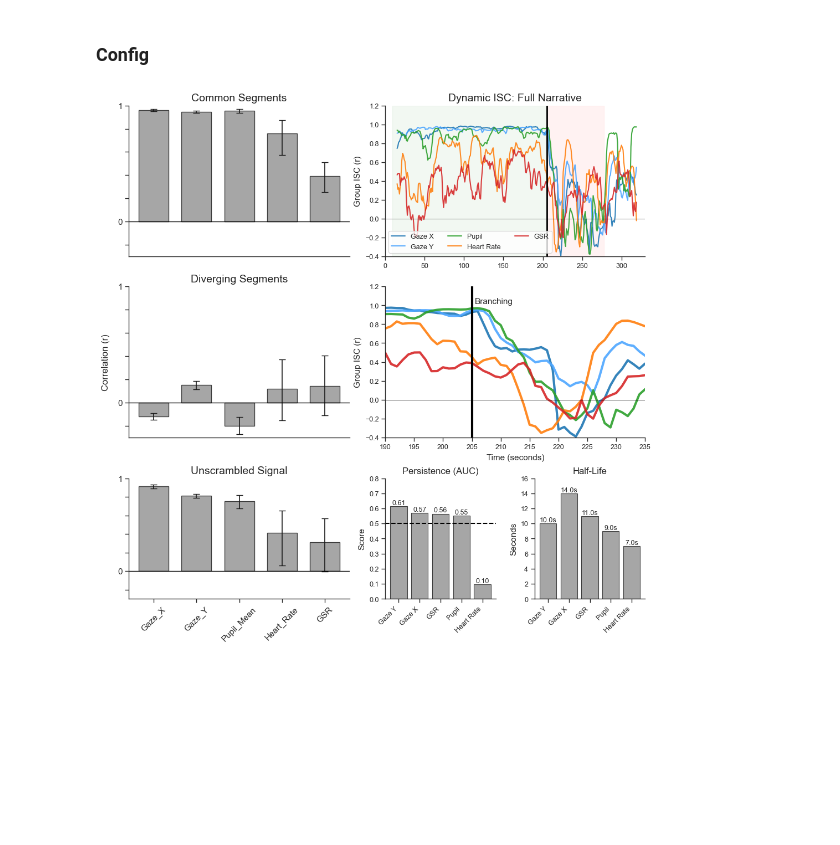
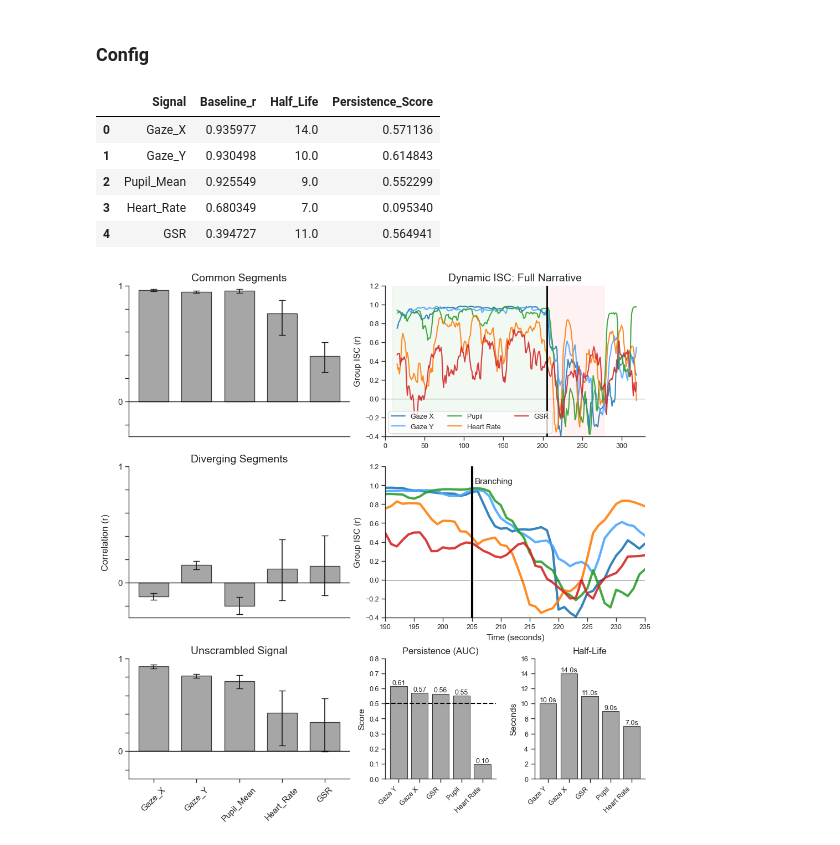
Before and after one commit to nomcomm/PC_HJ, a Jupyter notebook: scripts/06_H2_H3_RQ_Plot_Figure3.ipynb, the cells around one changed output. Drawn from its saved outputs; the diff is of its cells as text; code cells hidden in the pictures; blank space fills up the shorter version.

```diff
--- a/scripts/06_H2_H3_RQ_Plot_Figure3.ipynb
+++ b/scripts/06_H2_H3_RQ_Plot_Figure3.ipynb
@@ -24,6 +24,18 @@ CSV_PATH_TIME  = os.path.join(RESULTS_DIR_H3, "hysteresis_timecourses.csv")
 CSV_PATH_MET   = os.path.join(RESULTS_DIR_H3, "hysteresis_metrics.csv")
 
 OUTPUT_PLOT    = "../data/04_analysis/h2_segment_results/H2_H3_RQ_Plot_Figure3_no_exposure.png"
+# %%
+df_seg  = pd.read_csv(CSV_PATH_SEG)
+df_hyst = pd.read_csv(CSV_PATH_TIME)
+df_met  = pd.read_csv(CSV_PATH_MET)
+df_met
+# %% [output]
+|  | Signal | Baseline_r | Half_Life | Persistence_Score |
+| 0 | Gaze_X | 0.935977 | 14.0 | 0.571136 |
+| 1 | Gaze_Y | 0.930498 | 10.0 | 0.614843 |
+| 2 | Pupil_Mean | 0.925549 | 9.0 | 0.552299 |
+| 3 | Heart_Rate | 0.680349 | 7.0 | 0.095340 |
+| 4 | GSR | 0.394727 | 11.0 | 0.564941 |
 # %%
 ### Run
 # %%
```
Also changed, not shown: parts of 1 cell of this notebook, 8 other files.
